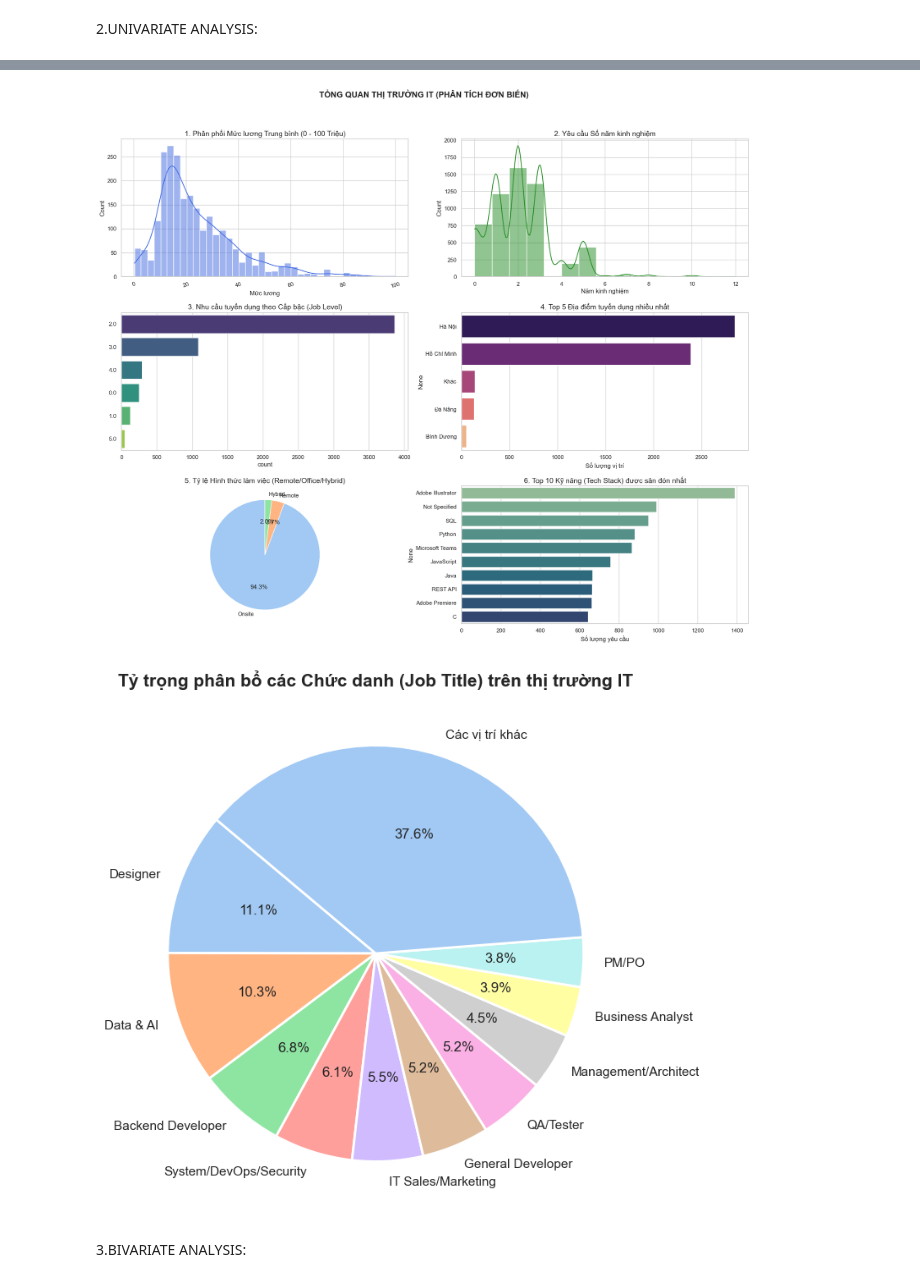
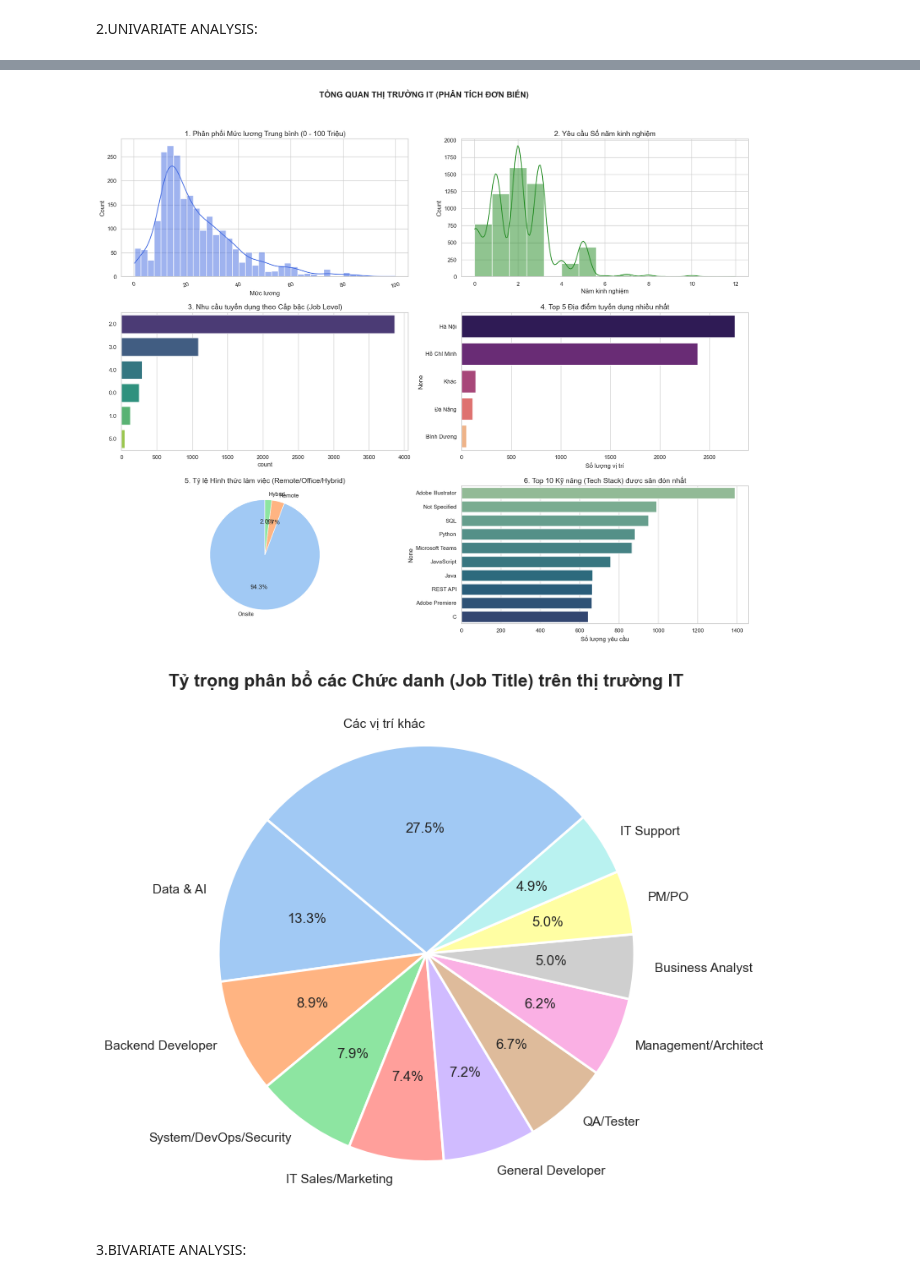
Before and after one commit to ndhoang2310/ADYm_project, a Jupyter notebook: analysis/explore_data.ipynb, the cells around one changed output, grey strips where cells are left out. Saved outputs shown, nothing was run; the diff lists cells and outputs as text; code cells hidden in the pictures.

```diff
--- a/analysis/explore_data.ipynb
+++ b/analysis/explore_data.ipynb
@@ -15,7 +15,7 @@ plt.rcParams['axes.titlesize'] = 14      # Cỡ chữ tiêu đề
 1.DESCRIPTIVE STATISTICS:
 # %%
 # Load data (Lùi 1 cấp từ thư mục analysis/ ra gốc, rồi vào data/)
-df = pd.read_csv('../data/dataset_after_categorical_imputing.csv')
+df = pd.read_csv('../data/05_final_dataset.csv')
 
 print("1. Kích thước dữ liệu (Dòng, Cột):", df.shape)
 print("\n2. Thông tin các cột và kiểu dữ liệu:")
@@ -143,42 +143,45 @@ axes[2, 1].set_xlabel('Số lượng yêu cầu')
 
 plt.tight_layout(rect=[0, 0.03, 1, 0.95])
 plt.show()
 # 1. Tính tổng số lượng của từng chức danh
 job_counts = df['job_category'].value_counts()
 
-# 2. Lấy Top 5 chức danh phổ biến nhất
-top_10_jobs = job_counts.head(10)
+# 2. Loại bỏ nhóm "Other" khỏi top categories
+job_counts_filtered = job_counts[job_counts.index != 'Other']
 
-# 3. Gộp toàn bộ các chức danh còn lại thành nhóm "Các vị trí khác"
-others_count = job_counts.iloc[5:].sum()
+# 3. Lấy Top 5 chức danh phổ biến nhất (không tính Other)
+top_jobs = job_counts_filtered.head(10)
+
+# 4. Gộp toàn bộ các chức danh còn lại (bao gồm Other) thành nhóm "Các vị trí khác"
+others_count = job_counts.sum() - top_jobs.sum()
 others_series = pd.Series([others_count], index=['Các vị trí khác'])
 
-# 4. Hợp nhất dữ liệu để vẽ biểu đồ tròn
-pie_data = pd.concat([top_10_jobs, others_series])
+# 5. Hợp nhất dữ liệu để vẽ biểu đồ tròn
+pie_data = pd.concat([top_jobs, others_series])
 
-# 5. Vẽ biểu đồ Pie Chart
+# 6. Vẽ biểu đồ Pie Chart
 plt.figure(figsize=(10, 8))
 # Dùng dải màu pastel cho dịu mắt, thêm viền trắng phân cách các miếng cắt
 colors = sns.color_palette('pastel')[0:len(pie_data)]
 plt.pie(pie_data, labels=pie_data.index, autopct='%1.1f%%', startangle=140,
         colors=colors, wedgeprops={'edgecolor': 'white', 'linewidth': 2})
 
 plt.title('Tỷ trọng phân bổ các Chức danh (Job Title) trên thị trường IT', fontsize=15, fontweight='bold')
 plt.show()
 # %% [output]
 Passing `palette` without assigning `hue` is deprecated and will be removed in v0.14.0. Assign the `y` variable to `hue` and set `legend=False` for the same effect.
 
   sns.countplot(data=df, y='job_level', order=df['job_level'].value_counts().index, ax=axes[1, 0], palette='viridis')
 
 Passing `palette` without assigning `hue` is deprecated and will be removed in v0.14.0. Assign the `y` variable to `hue` and set `legend=False` for the same effect.
 
   sns.barplot(x=top_locations.values, y=top_locations.index, ax=axes[1, 1], palette='magma')
 
 Passing `palette` without assigning `hue` is deprecated and will be removed in v0.14.0. Assign the `y` variable to `hue` and set `legend=False` for the same effect.
 
   sns.barplot(x=top_10_skills.values, y=top_10_skills.index, ax=axes[2, 1], palette='crest')
-[figure, old version]
+[figure, new version]
-[figure, old version]
+[figure, new version]
 # %% [markdown]
 3.BIVARIATE ANALYSIS:
 # %%
```
Also changed, not shown: parts of 2 cells of this notebook, 3 other files.
